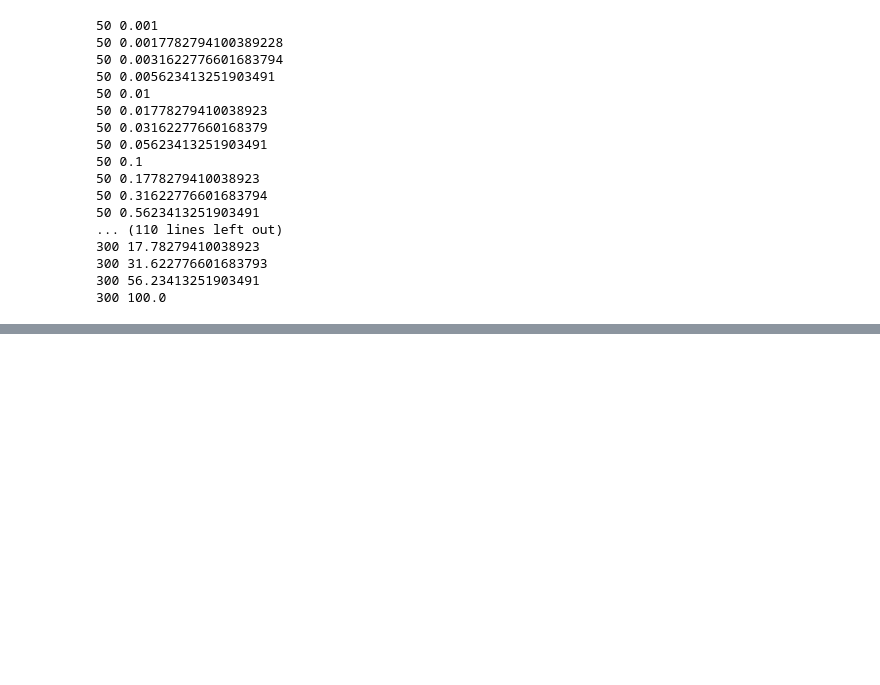
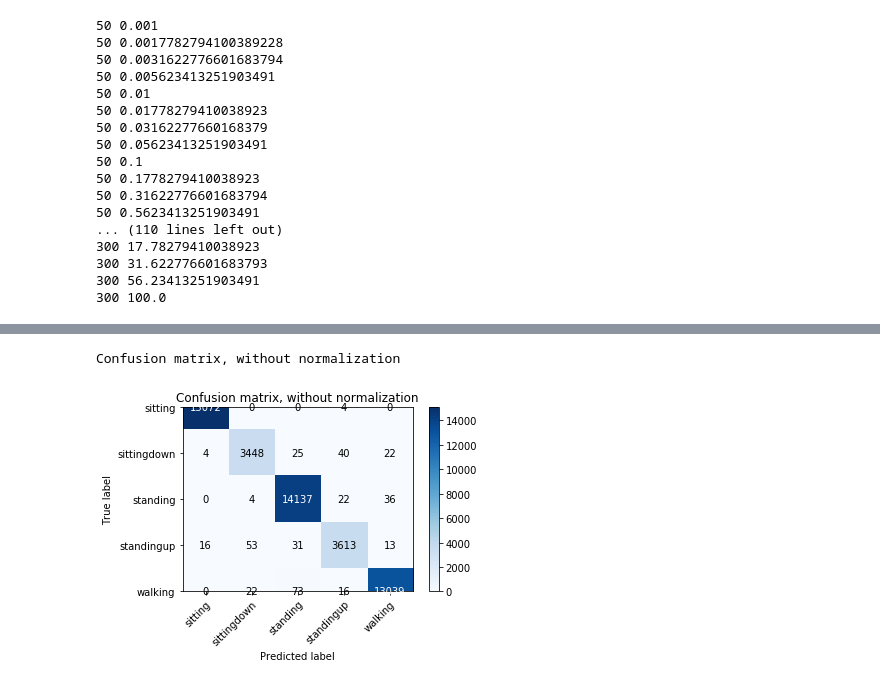
Before and after one commit to ABoltachev/Laba_1, a Jupyter notebook: Laba_1.ipynb, the cells around one changed output, grey strips where cells are left out. Saved outputs shown, nothing was run; the diff lists cells and outputs as text; code cells hidden in the pictures; blank space fills up the shorter version.

```diff
--- a/Laba_1.ipynb
+++ b/Laba_1.ipynb
@@ -740,0 +760,4 @@ The best parameters (test err = 0.008110283759307708): alpha = 0.316227766016837
+# %%
+best_model_for_test = MLPClassifier(alpha=alpha_arr[j_min_test], hidden_layer_sizes=(num_hidden_ns[i_min_test],),
+                                    solver='lbfgs', activation='logistic', random_state=42)
+best_model_for_test.fit(X_train, y_train)
@@ -740,0 +773,10 @@ The best parameters (test err = 0.008110283759307708): alpha = 0.316227766016837
+# %%
+y_test_predict = best_model_for_test.predict(X_test)
+# %%
+# Plot non-normalized confusion matrix
+plot_confusion_matrix(y_test, y_test_predict, classes=classes,
+                      title='Confusion matrix, without normalization')
+pass
+# %% [output]
+Confusion matrix, without normalization
+[figure, added]
```
Also changed, not shown: parts of 12 cells of this notebook, 2 other files.
